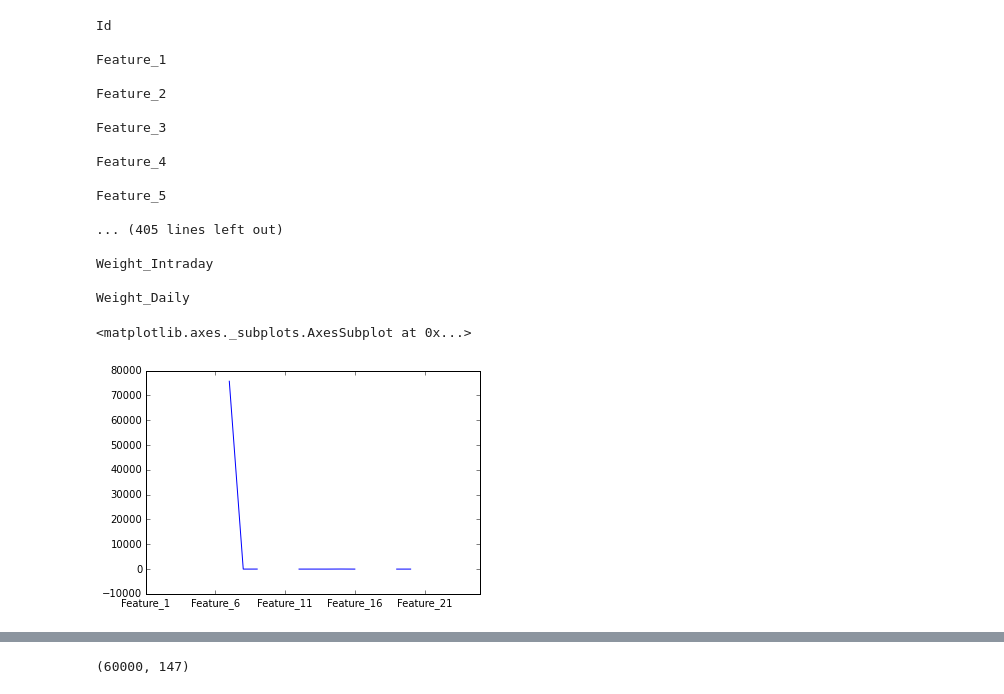
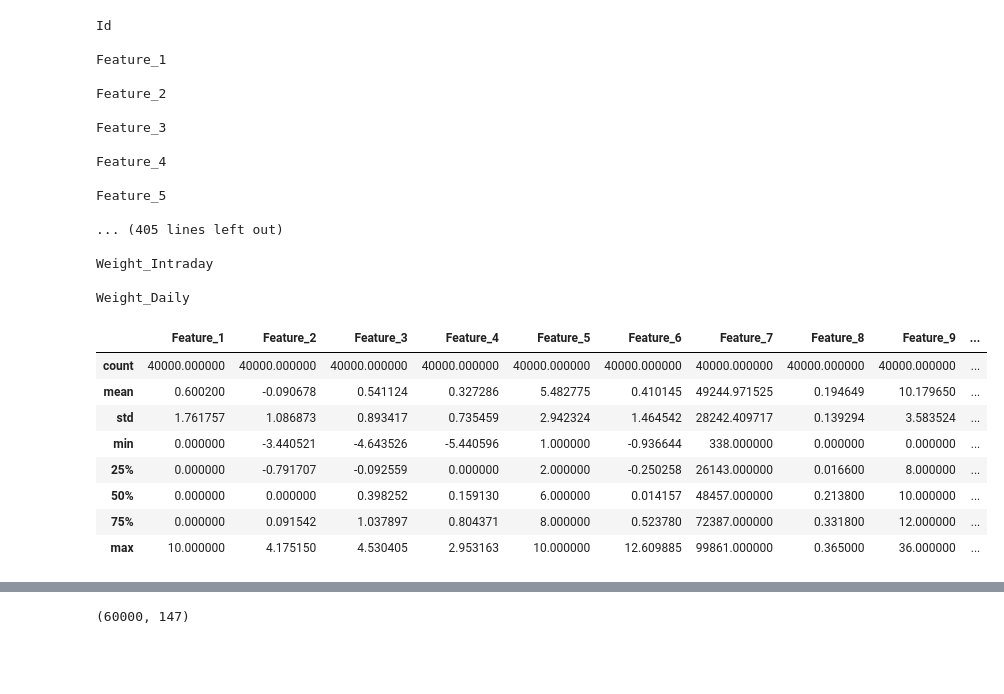
Before and after one commit to emmygold1/kaggle_proj, a Jupyter notebook: winton_capital/share_study.ipynb, the cells around one changed output, grey strips where cells are left out. Saved outputs shown, nothing was run; the diff lists cells and outputs as text; code cells hidden in the pictures; blank space fills up the shorter version.

```diff
--- a/winton_capital/share_study.ipynb
+++ b/winton_capital/share_study.ipynb
@@ -65,7 +59,14 @@ Weight_Intraday
 
 Weight_Daily
 # %%
-train_dat.ix[0, 'Feature_1':'Feature_25'].plot(kind='line')
+train_dat.loc[:, 'Feature_1': 'Feature_25'].describe()
 # %% [output]
-<matplotlib.axes._subplots.AxesSubplot at 0x...>
-[figure, removed]
+|  | Feature_1 | Feature_2 | Feature_3 | Feature_4 | Feature_5 | Feature_6 | Feature_7 | Feature_8 | Feature_9 | ... |
+| count | 40000.000000 | 40000.000000 | 40000.000000 | 40000.000000 | 40000.000000 | 40000.000000 | 40000.000000 | 40000.000000 | 40000.000000 | ... |
+| mean | 0.600200 | -0.090678 | 0.541124 | 0.327286 | 5.482775 | 0.410145 | 49244.971525 | 0.194649 | 10.179650 | ... |
+| std | 1.761757 | 1.086873 | 0.893417 | 0.735459 | 2.942324 | 1.464542 | 28242.409717 | 0.139294 | 3.583524 | ... |
+| min | 0.000000 | -3.440521 | -4.643526 | -5.440596 | 1.000000 | -0.936644 | 338.000000 | 0.000000 | 0.000000 | ... |
+| 25% | 0.000000 | -0.791707 | -0.092559 | 0.000000 | 2.000000 | -0.250258 | 26143.000000 | 0.016600 | 8.000000 | ... |
+| 50% | 0.000000 | 0.000000 | 0.398252 | 0.159130 | 6.000000 | 0.014157 | 48457.000000 | 0.213800 | 10.000000 | ... |
+| 75% | 0.000000 | 0.091542 | 1.037897 | 0.804371 | 8.000000 | 0.523780 | 72387.000000 | 0.331800 | 12.000000 | ... |
+| max | 10.000000 | 4.175150 | 4.530405 | 2.953163 | 10.000000 | 12.609885 | 99861.000000 | 0.365000 | 36.000000 | ... |
```
Also changed, not shown: parts of 44 cells of this notebook.
